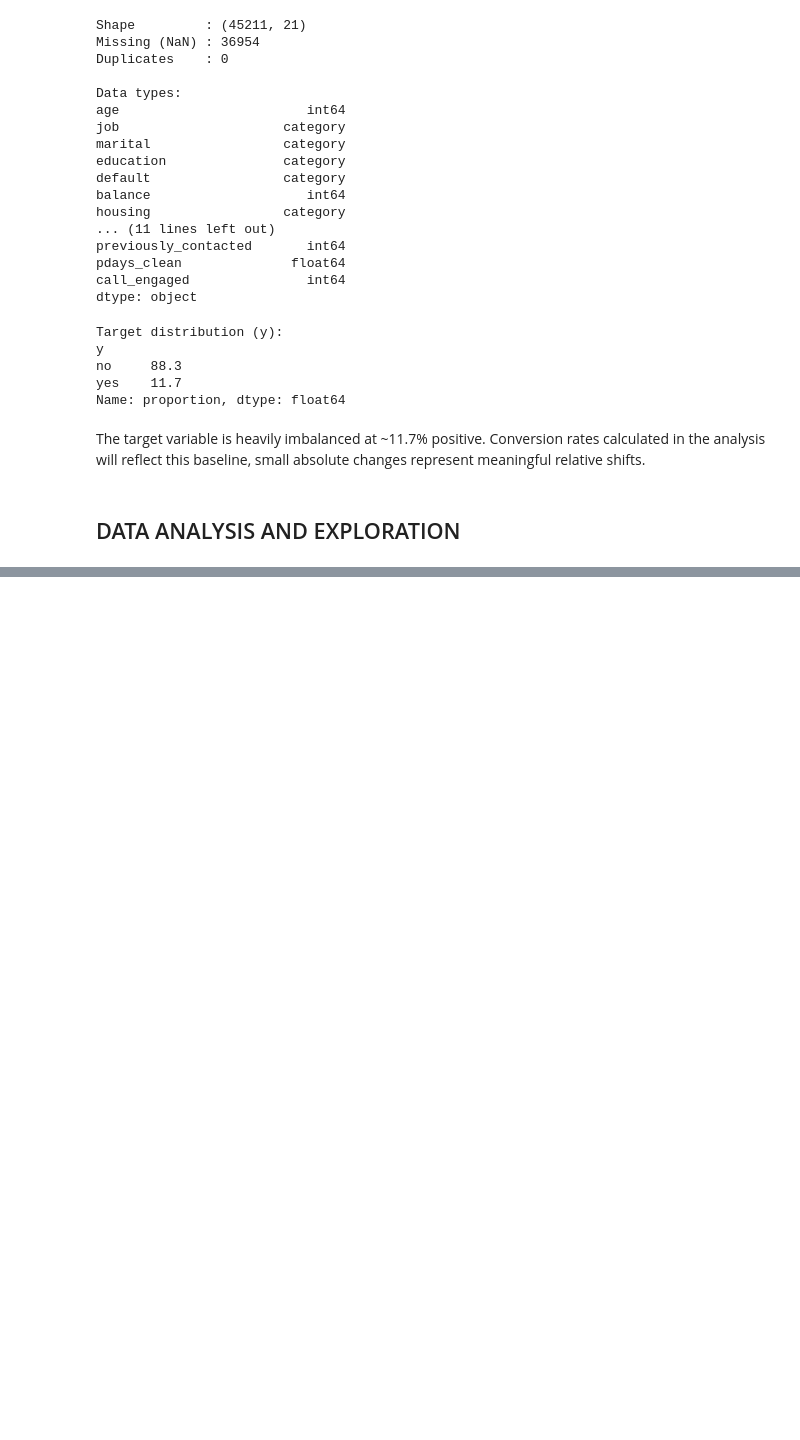
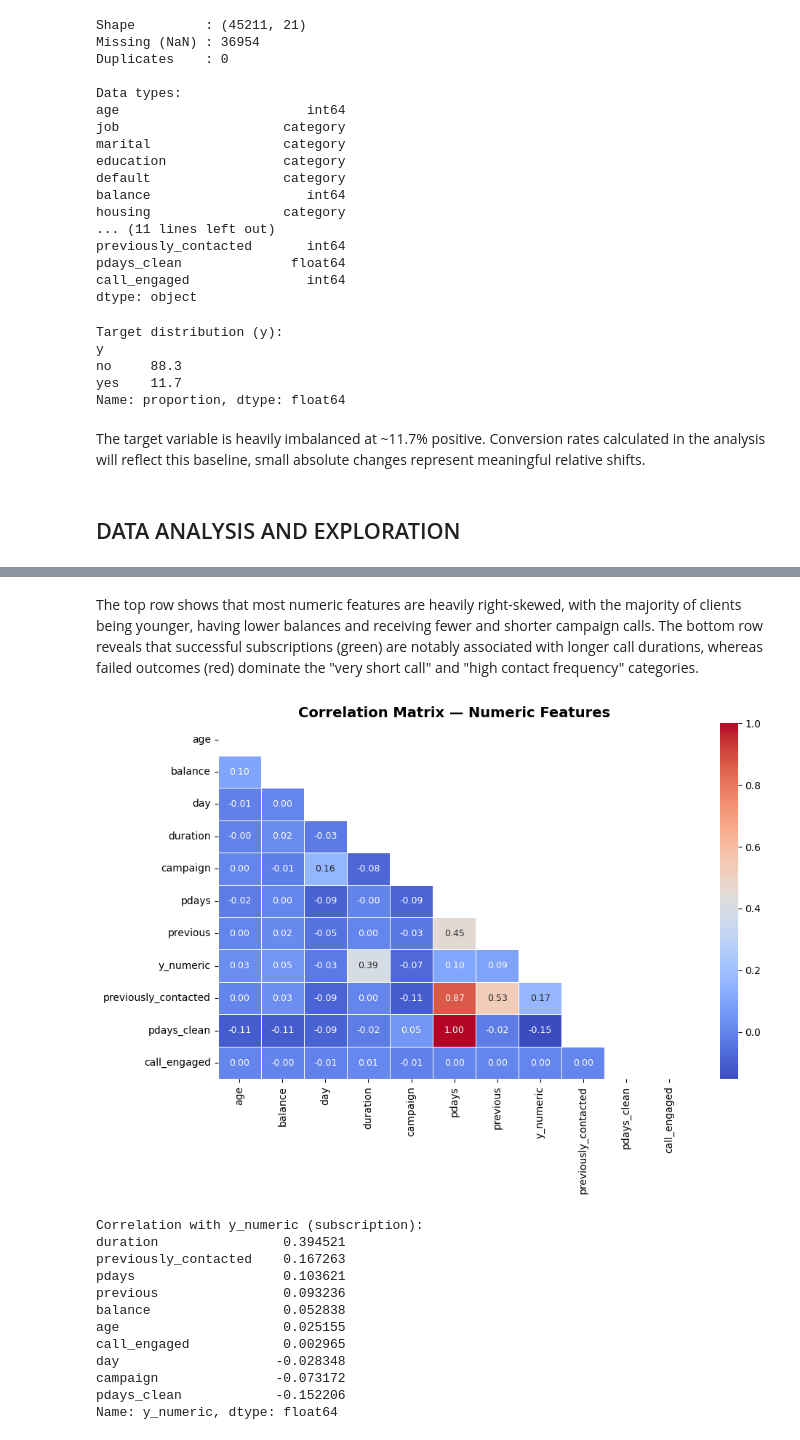
Before and after one commit to Raeesa12/FUTURE_DS_03, a Jupyter notebook: Notebook and Dataset/funnel_analysis.ipynb, the cells around one changed output, grey strips where cells are left out. Saved outputs shown, nothing was run; the diff lists cells and outputs as text; code cells hidden in the pictures; blank space fills up the shorter version.

```diff
--- a/Notebook and Dataset/funnel_analysis.ipynb
+++ b/Notebook and Dataset/funnel_analysis.ipynb
@@ -367,0 +420,30 @@ data.to_csv('bank-full-cleaned.csv', index=False)
+# %% [markdown]
+The top row shows that most numeric features are heavily right-skewed, with the majority of clients being younger, having lower balances and receiving fewer and shorter campaign calls. The bottom row reveals that successful subscriptions (green) are notably associated with longer call durations, whereas failed outcomes (red) dominate the "very short call" and "high contact frequency" categories.
+# %%
+numeric_data  = data.select_dtypes(include='number')
+corr_matrix   = numeric_data.corr()
+
+fig, ax = plt.subplots(figsize=(10, 7))
+mask = np.triu(np.ones_like(corr_matrix, dtype=bool))
+sns.heatmap(corr_matrix, annot=True, fmt='.2f', cmap='coolwarm',
+            mask=mask, ax=ax, linewidths=0.5, annot_kws={'size': 9})
+ax.set_title('Correlation Matrix — Numeric Features', fontsize=14, fontweight='bold')
+plt.tight_layout()
+plt.show()
+
+print("\nCorrelation with y_numeric (subscription):")
+print(corr_matrix['y_numeric'].drop('y_numeric').sort_values(ascending=False))
+# %% [output]
+[figure, added]
+Correlation with y_numeric (subscription):
+duration                0.394521
+previously_contacted    0.167263
+pdays                   0.103621
+previous                0.093236
+balance                 0.052838
+age                     0.025155
+call_engaged            0.002965
+day                    -0.028348
+campaign               -0.073172
+pdays_clean            -0.152206
+Name: y_numeric, dtype: float64
```
Also changed, not shown: parts of 33 cells of this notebook, 12 other files.
